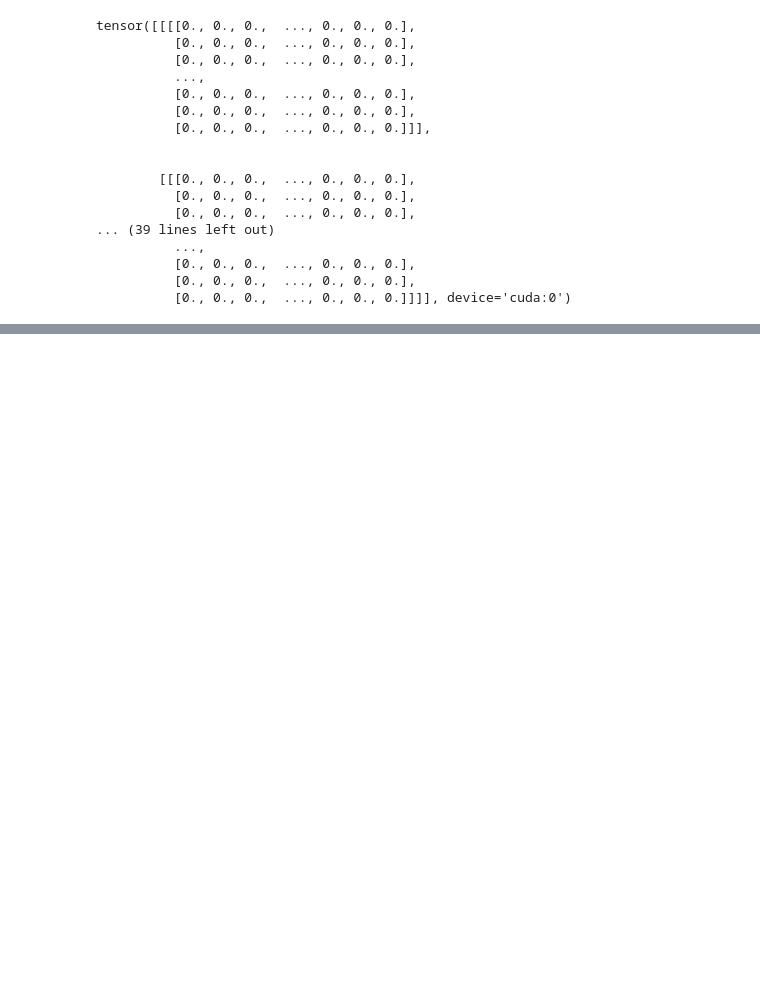
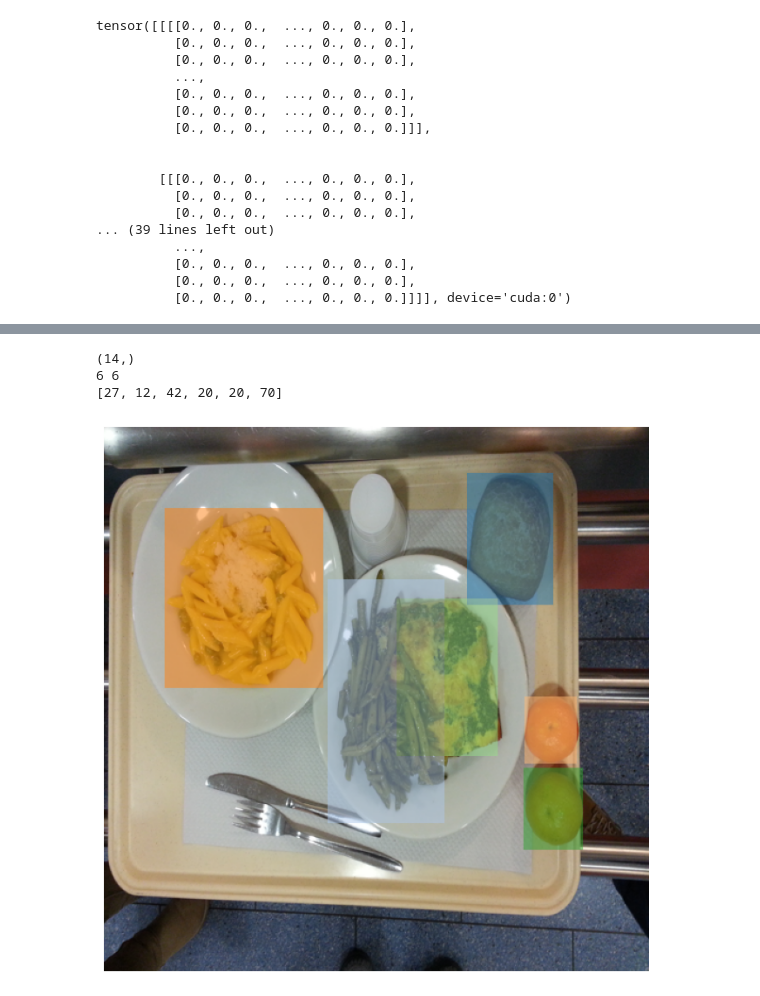
Before and after one commit to rraghuvaran/cohort2g5, a Jupyter notebook: cohort2g5_maskrcnn.ipynb, the cells around one changed output, grey strips where cells are left out. Drawn from its saved outputs; the diff is of its cells as text; code cells hidden in the pictures; blank space fills up the shorter version.

```diff
--- a/cohort2g5_maskrcnn.ipynb
+++ b/cohort2g5_maskrcnn.ipynb
@@ -559,0 +601,27 @@ TypeError: ignored
+# %%
+from segmentation_mask_overlay import overlay_masks
+base_image = Image.fromarray(img.mul(255).permute(1, 2, 0).byte().numpy())
+mask_arrays = prediction[0]['masks'].cpu().numpy()
+score_arrays = prediction[0]['scores'].cpu().numpy()
+num_predictions = score_arrays.shape
+mask_labels = prediction[0]['labels'].cpu().numpy()
+print(num_predictions)
+masks = []
+labels = []
+for i in range(num_predictions[0]):
+    if score_arrays[i] > 0.75 :
+        mask = mask_arrays[i]
+        mask = mask.reshape(512,512)
+        mask = np.array(mask, dtype=bool)
+        masks.append(mask)
+        label = mask_labels[i]
+        labels.append(label)
+print(len(masks), len(labels))
+print(labels)
+cmap = plt.cm.tab20(np.arange(len(labels)))
+fig = overlay_masks(base_image, masks, labels=labels, colors=cmap, mask_alpha=0.5)
+# %% [output]
+(14,)
+6 6
+[27, 12, 42, 20, 20, 70]
+[figure, added]
```
Also changed, not shown: parts of 12 cells of this notebook.
